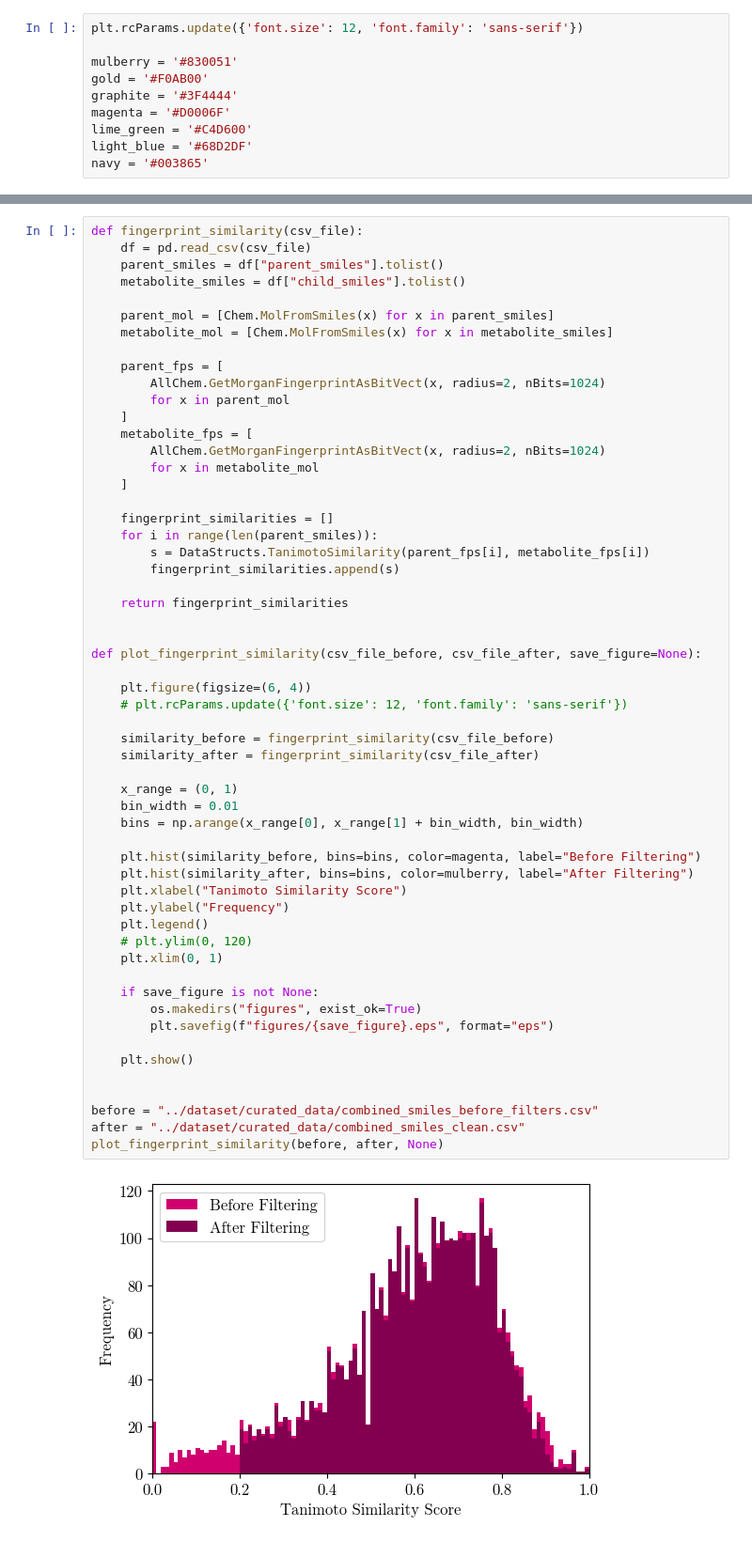
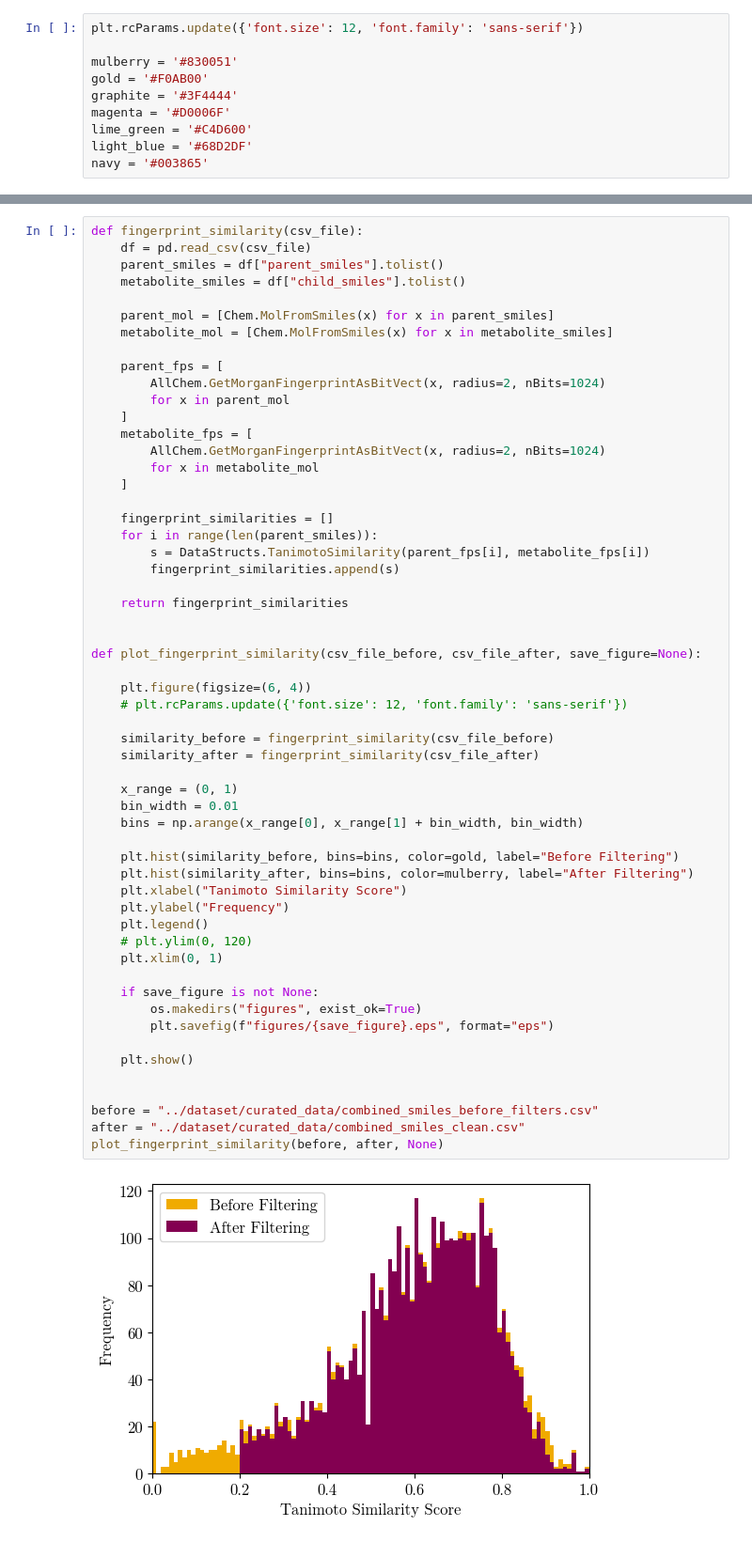
Before and after one commit to tsofiac/LAGOM, a Jupyter notebook: data_analysis/presentation_plots.ipynb, the cells around one changed output, grey strips where cells are left out. Shown at 94% size. Saved outputs shown, nothing was run; the diff lists cells and outputs as text.

Commit message:
presentation plots

```diff
--- a/data_analysis/presentation_plots.ipynb
+++ b/data_analysis/presentation_plots.ipynb
@@ -245,35 +247,35 @@ def fingerprint_similarity(csv_file):
 def plot_fingerprint_similarity(csv_file_before, csv_file_after, save_figure=None):
 
     plt.figure(figsize=(6, 4))
     # plt.rcParams.update({'font.size': 12, 'font.family': 'sans-serif'})
 
     similarity_before = fingerprint_similarity(csv_file_before)
     similarity_after = fingerprint_similarity(csv_file_after)
 
     x_range = (0, 1)
     bin_width = 0.01
     bins = np.arange(x_range[0], x_range[1] + bin_width, bin_width)
 
-    plt.hist(similarity_before, bins=bins, color=magenta, label="Before Filtering")
+    plt.hist(similarity_before, bins=bins, color=gold, label="Before Filtering")
     plt.hist(similarity_after, bins=bins, color=mulberry, label="After Filtering")
     plt.xlabel("Tanimoto Similarity Score")
     plt.ylabel("Frequency")
     plt.legend()
     # plt.ylim(0, 120)
     plt.xlim(0, 1)
 
     if save_figure is not None:
         os.makedirs("figures", exist_ok=True)
         plt.savefig(f"figures/{save_figure}.eps", format="eps")
 
     plt.show()
 
 
 before = "../dataset/curated_data/combined_smiles_before_filters.csv"
 after = "../dataset/curated_data/combined_smiles_clean.csv"
 plot_fingerprint_similarity(before, after, None)
 # %% [output]
-[figure, old version]
+[figure, new version]
 # %%
 def multi_boxplot(data, xlabel, ylabel, xticks, labels, location, save_figure=None, ylim=None):
 
```
Also changed, not shown: parts of 17 cells of this notebook.
